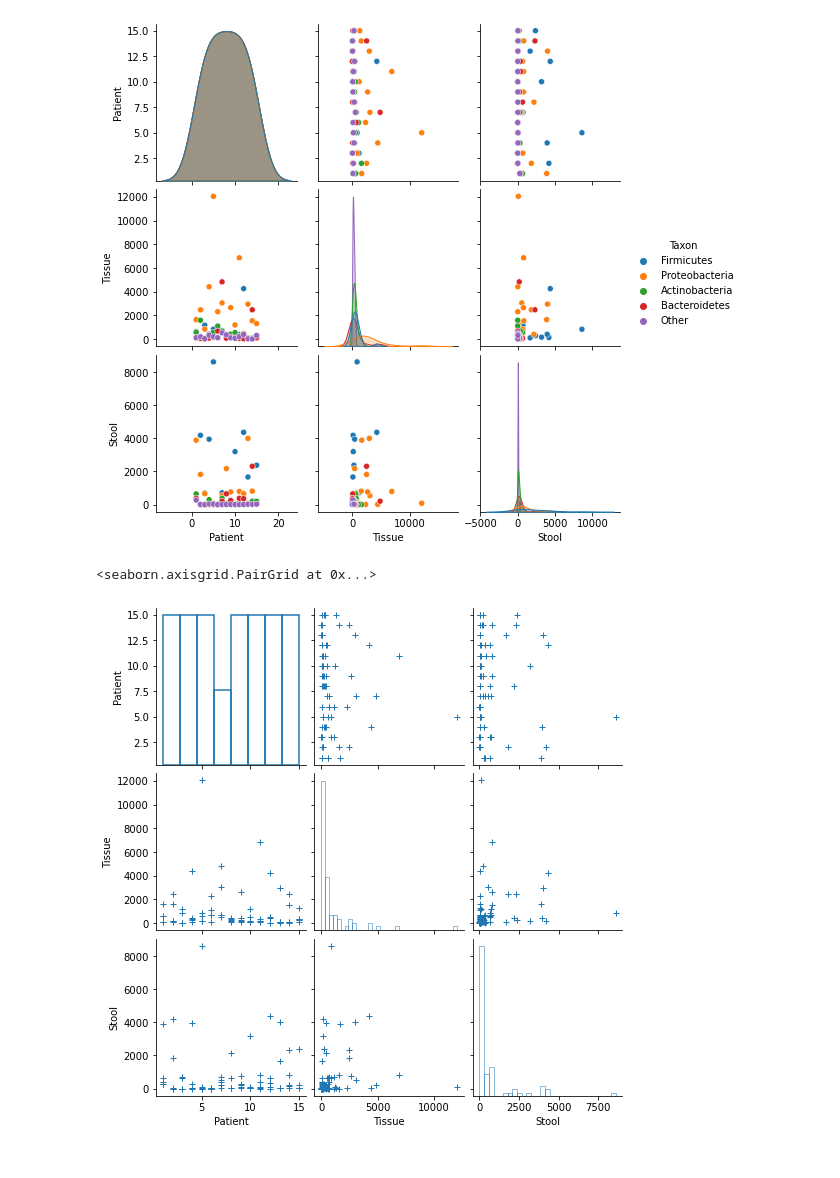
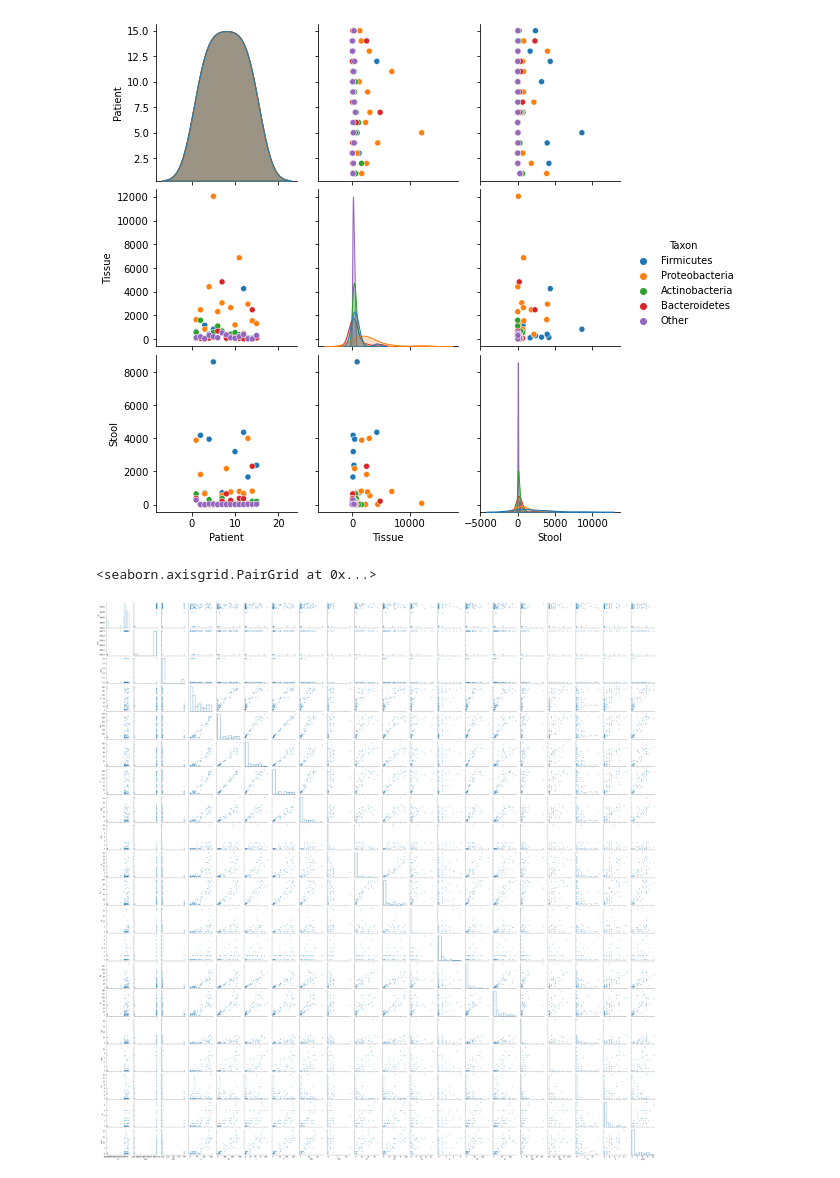
Before and after one commit to thucuyen127/nyyy, a Jupyter notebook: hjkg.ipynb, the cells around one changed output. Saved outputs shown, nothing was run; the diff lists cells and outputs as text; code cells hidden in the pictures.

```diff
--- a/hjkg.ipynb
+++ b/hjkg.ipynb
@@ -29,9 +34,9 @@ sns.pairplot(df1,hue = 'Taxon')
 [figure]
 # %%
 sns.pairplot(
-    df1,
+    df,
     plot_kws=dict(marker="+", linewidth=1),
     diag_kws=dict(fill=False),)
 # %% [output]
 <seaborn.axisgrid.PairGrid at 0x...>
-[figure, old version]
+[figure, new version]
```
Also changed, not shown: parts of 1 cell of this notebook.
